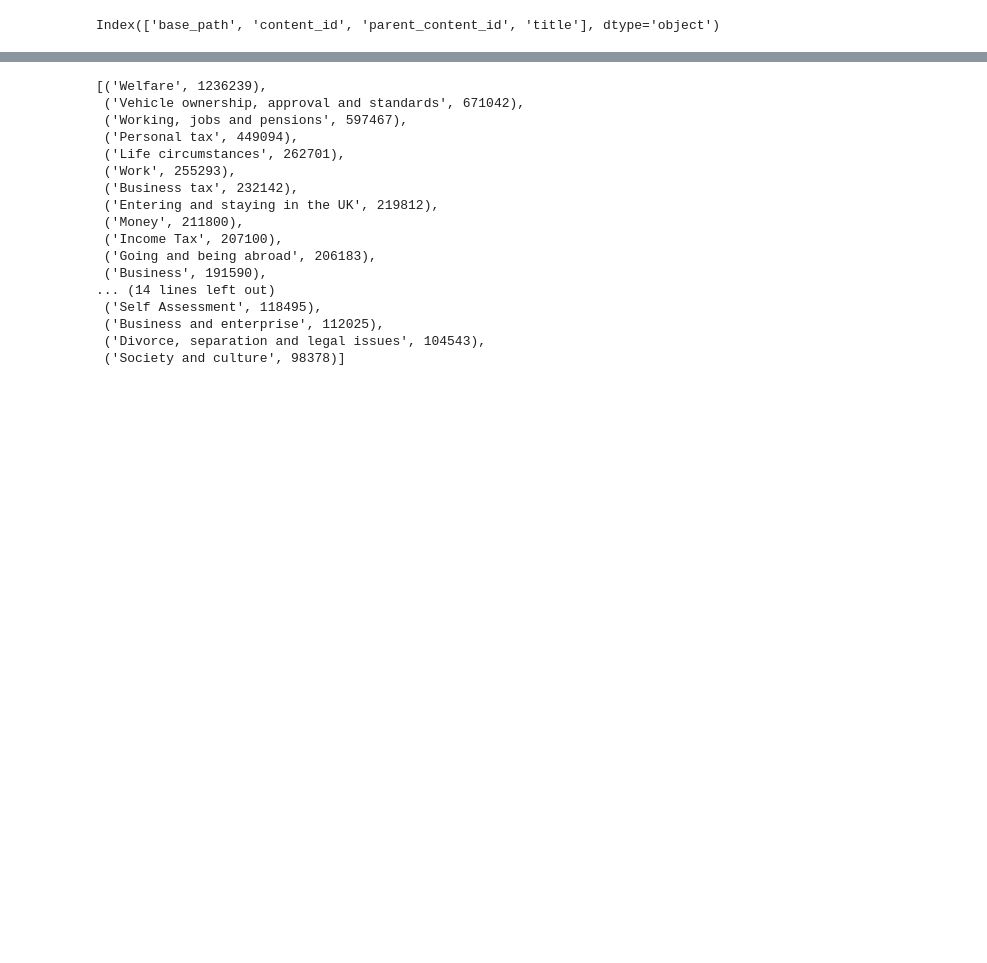
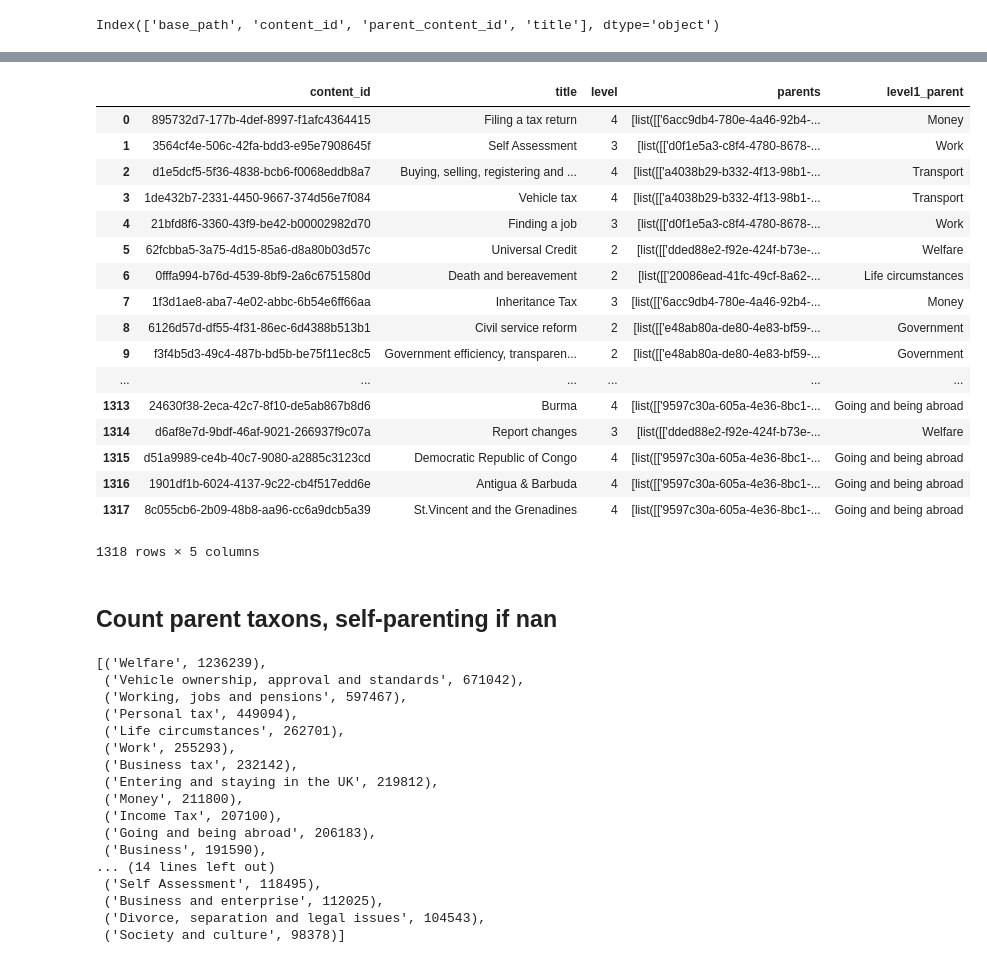
Before and after one commit to alphagov/govuk-network-data, a Jupyter notebook: notebooks/taxon_eda.ipynb, the cells around one changed output, grey strips where cells are left out. Drawn from its saved outputs; the diff is of its cells as text; code cells hidden in the pictures; blank space fills up the shorter version.

```diff
--- a/notebooks/taxon_eda.ipynb
+++ b/notebooks/taxon_eda.ipynb
@@ -214 +296,26 @@ Index(['base_path', 'content_id', 'parent_content_id', 'title'], dtype='object')
+# %%
+taxon_level_df = pd.read_csv("taxon_level_df.tsv",sep="\t")
+# %%
+taxon_level_df
+# %% [output]
+|  | content_id | title | level | parents | level1_parent |
+| 0 | 895732d7-177b-4def-8997-f1afc4364415 | Filing a tax return | 4 | [list([['6acc9db4-780e-4a46-92b4-... | Money |
+| 1 | 3564cf4e-506c-42fa-bdd3-e95e7908645f | Self Assessment | 3 | [list([['d0f1e5a3-c8f4-4780-8678-... | Work |
+| 2 | d1e5dcf5-5f36-4838-bcb6-f0068eddb8a7 | Buying, selling, registering and ... | 4 | [list([['a4038b29-b332-4f13-98b1-... | Transport |
+| 3 | 1de432b7-2331-4450-9667-374d56e7f084 | Vehicle tax | 4 | [list([['a4038b29-b332-4f13-98b1-... | Transport |
+| 4 | 21bfd8f6-3360-43f9-be42-b00002982d70 | Finding a job | 3 | [list([['d0f1e5a3-c8f4-4780-8678-... | Work |
+| 5 | 62fcbba5-3a75-4d15-85a6-d8a80b03d57c | Universal Credit | 2 | [list([['dded88e2-f92e-424f-b73e-... | Welfare |
+| 6 | 0fffa994-b76d-4539-8bf9-2a6c6751580d | Death and bereavement | 2 | [list([['20086ead-41fc-49cf-8a62-... | Life circumstances |
+| 7 | 1f3d1ae8-aba7-4e02-abbc-6b54e6ff66aa | Inheritance Tax | 3 | [list([['6acc9db4-780e-4a46-92b4-... | Money |
+| 8 | 6126d57d-df55-4f31-86ec-6d4388b513b1 | Civil service reform | 2 | [list([['e48ab80a-de80-4e83-bf59-... | Government |
+| 9 | f3f4b5d3-49c4-487b-bd5b-be75f11ec8c5 | Government efficiency, transparen... | 2 | [list([['e48ab80a-de80-4e83-bf59-... | Government |
+| ... | ... | ... | ... | ... | ... |
+| 1313 | 24630f38-2eca-42c7-8f10-de5ab867b8d6 | Burma | 4 | [list([['9597c30a-605a-4e36-8bc1-... | Going and being abroad |
+| 1314 | d6af8e7d-9bdf-46af-9021-266937f9c07a | Report changes | 3 | [list([['dded88e2-f92e-424f-b73e-... | Welfare |
+| 1315 | d51a9989-ce4b-40c7-9080-a2885c3123cd | Democratic Republic of Congo | 4 | [list([['9597c30a-605a-4e36-8bc1-... | Going and being abroad |
+| 1316 | 1901df1b-6024-4137-9c22-cb4f517edd6e | Antigua & Barbuda | 4 | [list([['9597c30a-605a-4e36-8bc1-... | Going and being abroad |
+| 1317 | 8c055cb6-2b09-48b8-aa96-cc6a9dcb5a39 | St.Vincent and the Grenadines | 4 | [list([['9597c30a-605a-4e36-8bc1-... | Going and being abroad |
+1318 rows × 5 columns
+# %% [markdown]
+## Count parent taxons, self-parenting if nan
 # %%
```
Also changed, not shown: parts of 35 cells of this notebook.
